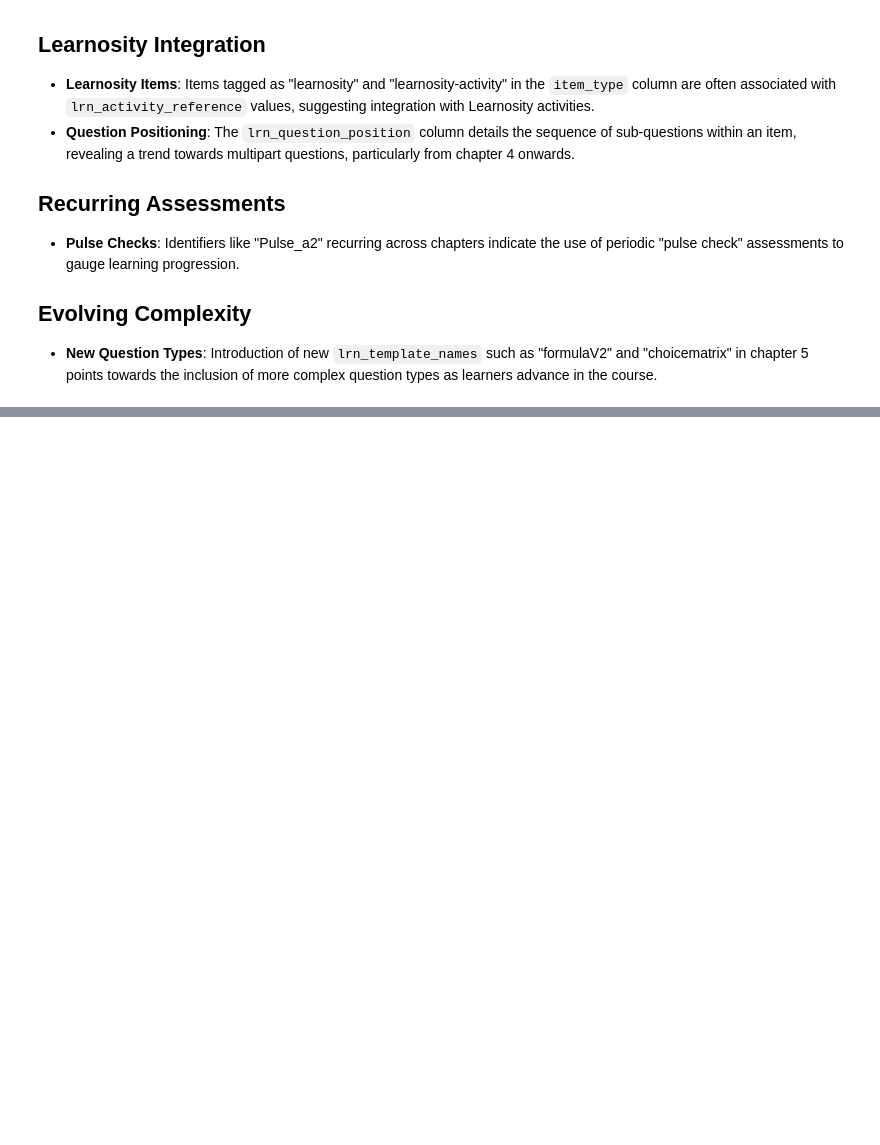
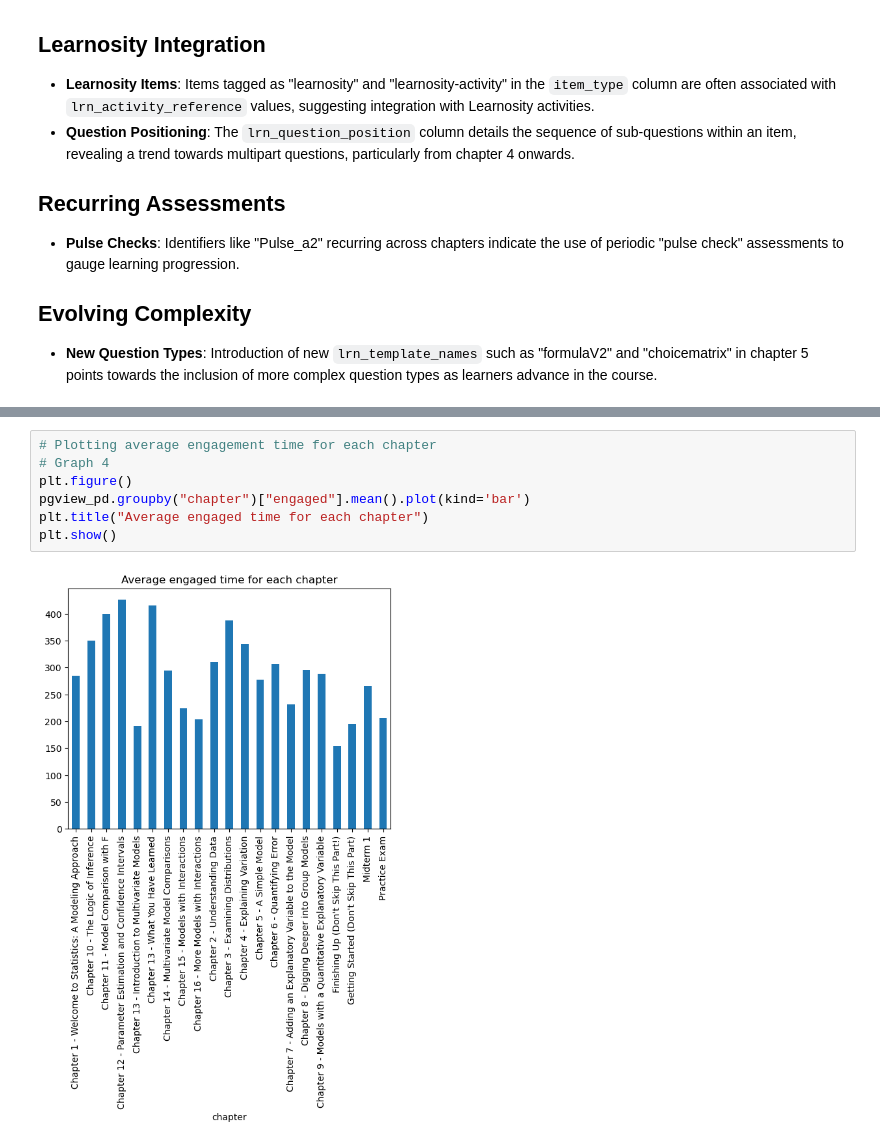
Before and after one commit to jackcamerontaylor/ASA-DataFest, a Jupyter notebook: Archive/arnesh.ipynb, the cells around one changed output, grey strips where cells are left out. Cells and saved outputs as stored; diff of their text form; blank space fills up the shorter version.

```diff
--- a/Archive/arnesh.ipynb
+++ b/Archive/arnesh.ipynb
@@ -200,0 +277,9 @@ item_pd.to_csv("../Data/items_cleaned.csv", index=False)
+# %%
+# Plotting average engagement time for each chapter
+# Graph 4
+plt.figure()
+pgview_pd.groupby("chapter")["engaged"].mean().plot(kind='bar')
+plt.title("Average engaged time for each chapter")
+plt.show()
+# %% [output]
+[figure, added]
```
Also changed, not shown: parts of 7 cells of this notebook, 2 other files.
